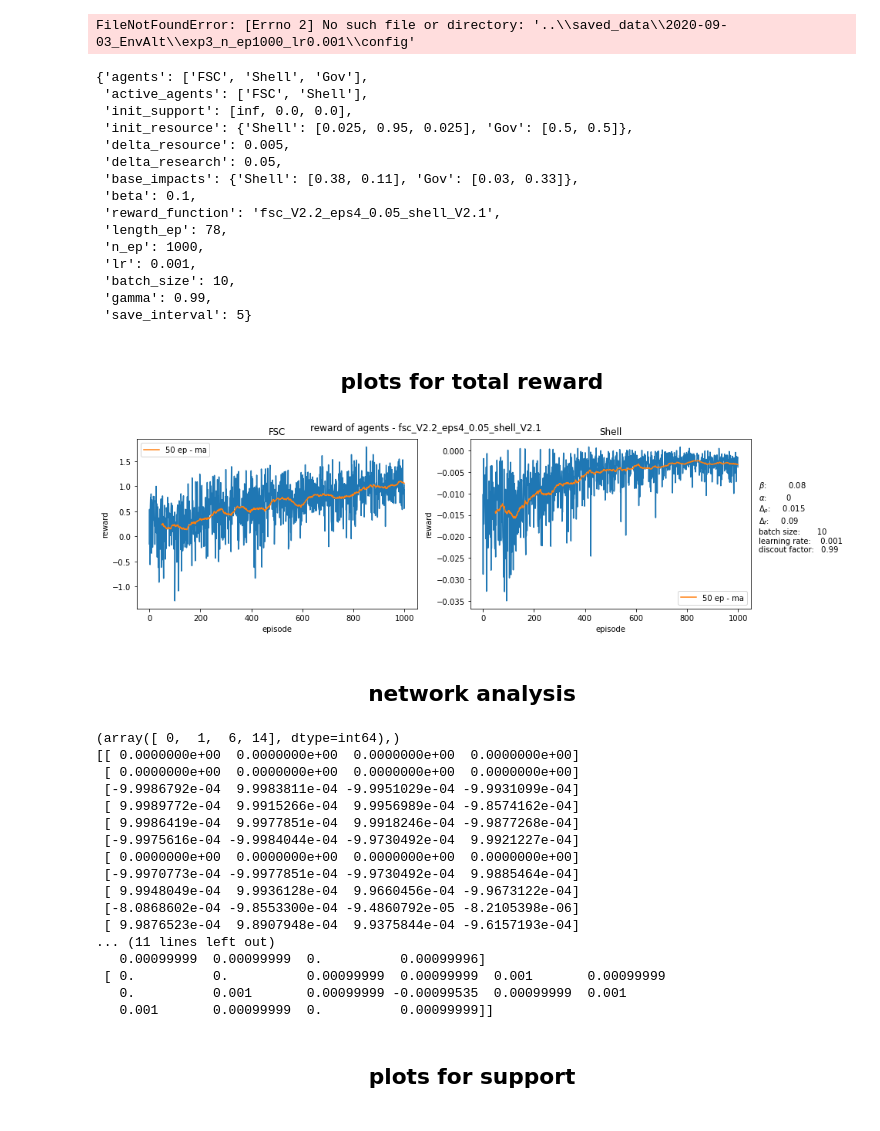
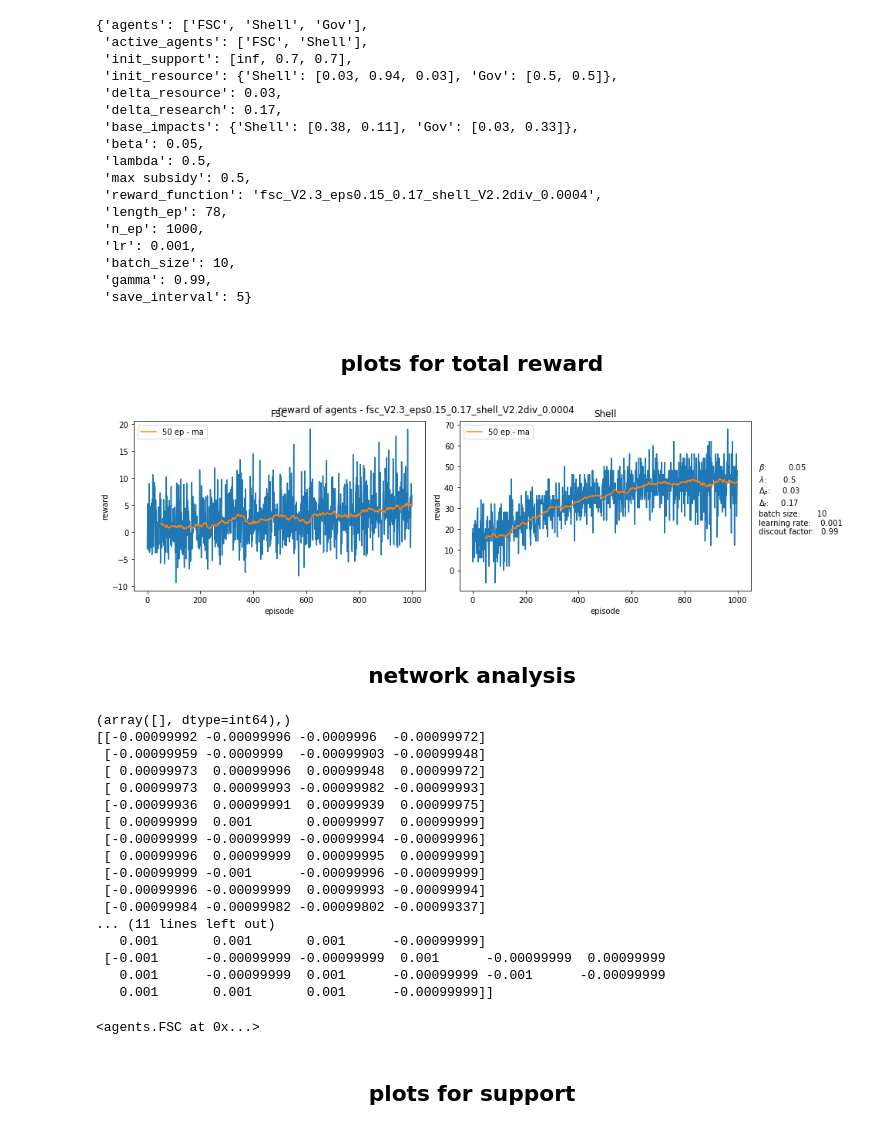
Before and after one commit to freddy-t/Masterthesis, a Jupyter notebook: market_model/evaluation.ipynb, the cells around one changed output. Saved outputs shown, nothing was run; the diff lists cells and outputs as text; code cells hidden in the pictures.

Commit message:
1) finalised reward equations with parameters 2) loop for learning

```diff
--- a/market_model/evaluation.ipynb
+++ b/market_model/evaluation.ipynb
@@ -7,9 +7,9 @@ import matplotlib.pyplot as plt
 from pathlib import Path
 
 
-DATE = '2020-09-03_EnvAlt'
-EXP = 'exp3_n_ep1000_lr0.001'
-LOAD_DIR = Path('../saved_data') / DATE / EXP
+DATE = '2020-09-18_EnvAlt_debug'
+EXP = 'exp6_lr0.001_rch0.17_bta0.05_rce0.05'
+LOAD_DIR = Path('../saved_data') / DATE #/ EXP
 
 # load general data
 config = torch.load(LOAD_DIR / 'config')
@@ -23,20 +23,20 @@ plots = []
 fig_count = 0
 for version in versions:
     states.update({version: torch.load(LOAD_DIR / ('batch_states_' + version))})
-# %% [output]
-FileNotFoundError: [Errno 2] No such file or directory: '..\\saved_data\\2020-09-03_EnvAlt\\exp3_n_ep1000_lr0.001\\config'
 # %%
 config
 # %% [output]
 {'agents': ['FSC', 'Shell', 'Gov'],
  'active_agents': ['FSC', 'Shell'],
- 'init_support': [inf, 0.0, 0.0],
- 'init_resource': {'Shell': [0.025, 0.95, 0.025], 'Gov': [0.5, 0.5]},
- 'delta_resource': 0.005,
- 'delta_research': 0.05,
+ 'init_support': [inf, 0.7, 0.7],
+ 'init_resource': {'Shell': [0.03, 0.94, 0.03], 'Gov': [0.5, 0.5]},
+ 'delta_resource': 0.03,
+ 'delta_research': 0.17,
  'base_impacts': {'Shell': [0.38, 0.11], 'Gov': [0.03, 0.33]},
- 'beta': 0.1,
- 'reward_function': 'fsc_V2.2_eps4_0.05_shell_V2.1',
+ 'beta': 0.05,
+ 'lambda': 0.5,
+ 'max subsidy': 0.5,
+ 'reward_function': 'fsc_V2.3_eps0.15_0.17_shell_V2.2div_0.0004',
  'length_ep': 78,
  'n_ep': 1000,
  'lr': 0.001,
@@ -48,31 +48,31 @@ config
 # %%
 #plot total rewards of active agents and the rolling mean
 window_width = 50
 
 fig = plt.figure(fig_count, figsize=(12, 4))
 plots.append(fig)
 ax = [fig.add_subplot(121), fig.add_subplot(122)]
 fig_count += 1
 
 for i, agt in enumerate(config['active_agents']):
     ma = pd.Series(total_rewards[agt]).rolling(window_width).mean()
     ax[i].plot(total_rewards[agt])
     ax[i].plot(ma, label='{} ep - ma'.format(window_width))
     ax[i].set_title(agt)
     ax[i].set_xlabel('episode')
     ax[i].set_ylabel('reward')
     ax[i].legend()
 fig.suptitle('reward of agents - ' + config['reward_function'])
 fig.tight_layout()
 fig.text(1, 0.4, r'$\beta$:' + '\t {}'.format(config['beta']) + '\n' +
-                 r'$\alpha$:' + '\t {}'.format(config['alpha']) + '\n' +
+                 r'$\lambda$:' + '\t {}'.format(config['lambda']) + '\n' +
                  r'$\Delta_{\rho}$:' + '     {}'.format(config['delta_resource'])  + '\n' +
                  r'$\Delta_{f}$:' + '     {}'.format(config['delta_research'])  + '\n' +
                   'batch size:' + '       {}'.format(config['batch_size']) + '\n' +
                   'learning rate:' + '    {}'.format(config['lr']) + '\n' +
                   'discout factor:' + '   {}'.format(config['gamma']));
 # %% [output]
-[figure, old version]
+[figure, new version]
 # %% [markdown]
 <h2><center>network analysis</center></h2>
 # %%
@@ -87,23 +87,27 @@ for i in weights_diff:
     print(np.where(np.all(np.isclose(i, 0), axis=1)))
     print(i)
 # %% [output]
-(array([ 0,  1,  6, 14], dtype=int64),)
-[[ 0.0000000e+00  0.0000000e+00  0.0000000e+00  0.0000000e+00]
- [ 0.0000000e+00  0.0000000e+00  0.0000000e+00  0.0000000e+00]
- [-9.9986792e-04  9.9983811e-04 -9.9951029e-04 -9.9931099e-04]
- [ 9.9989772e-04  9.9915266e-04  9.9956989e-04 -9.8574162e-04]
- [ 9.9986419e-04  9.9977851e-04  9.9918246e-04 -9.9877268e-04]
- [-9.9975616e-04 -9.9984044e-04 -9.9730492e-04  9.9921227e-04]
- [ 0.0000000e+00  0.0000000e+00  0.0000000e+00  0.0000000e+00]
- [-9.9970773e-04 -9.9977851e-04 -9.9730492e-04  9.9885464e-04]
- [ 9.9948049e-04  9.9936128e-04  9.9660456e-04 -9.9673122e-04]
- [-8.0868602e-04 -9.8553300e-04 -9.4860792e-05 -8.2105398e-06]
- [ 9.9876523e-04  9.8907948e-04  9.9375844e-04 -9.6157193e-04]
+(array([], dtype=int64),)
+[[-0.00099992 -0.00099996 -0.0009996  -0.00099972]
+ [-0.00099959 -0.0009999  -0.00099903 -0.00099948]
+ [ 0.00099973  0.00099996  0.00099948  0.00099972]
+ [ 0.00099973  0.00099993 -0.00099982 -0.00099993]
+ [-0.00099936  0.00099991  0.00099939  0.00099975]
+ [ 0.00099999  0.001       0.00099997  0.00099999]
+ [-0.00099999 -0.00099999 -0.00099994 -0.00099996]
+ [ 0.00099996  0.00099999  0.00099995  0.00099999]
+ [-0.00099999 -0.001      -0.00099996 -0.00099999]
+ [-0.00099996 -0.00099999  0.00099993 -0.00099994]
+ [-0.00099984 -0.00099982 -0.00099802 -0.00099337]
 ... (11 lines left out)
-   0.00099999  0.00099999  0.          0.00099996]
- [ 0.          0.          0.00099999  0.00099999  0.001       0.00099999
-   0.          0.001       0.00099999 -0.00099535  0.00099999  0.001
-   0.001       0.00099999  0.          0.00099999]]
+   0.001       0.001       0.001      -0.00099999]
+ [-0.001      -0.00099999 -0.00099999  0.001      -0.00099999  0.00099999
+   0.001      -0.00099999  0.001      -0.00099999 -0.001      -0.00099999
+   0.001       0.001       0.001      -0.00099999]]
+# %%
+agents[0]['FSC']
+# %% [output]
+<agents.FSC at 0x...>
 # %% [markdown]
 <h2><center>plots for support</center></h2>
 # %%
```
Also changed, not shown: parts of 2 cells of this notebook, 6 other files.
